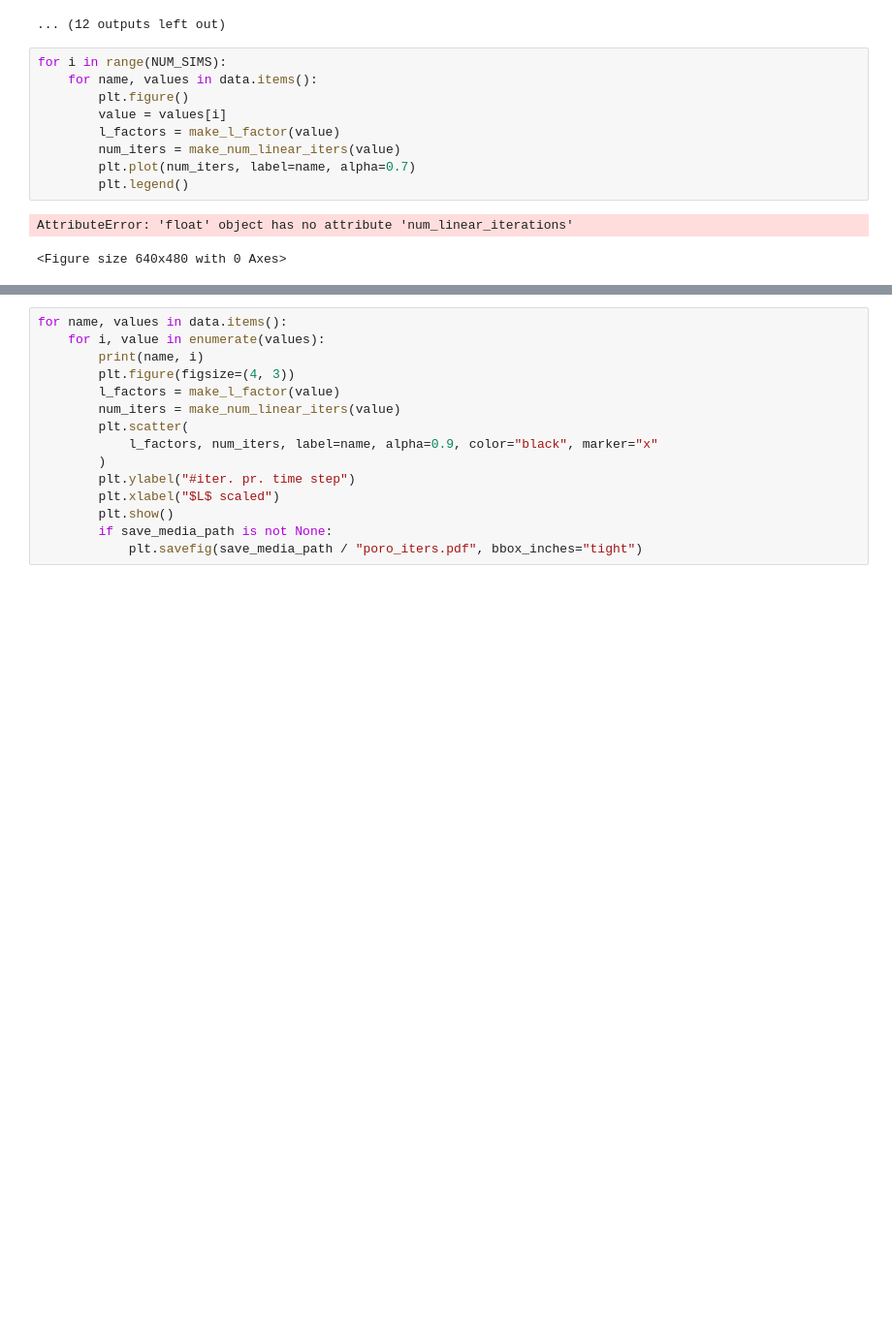
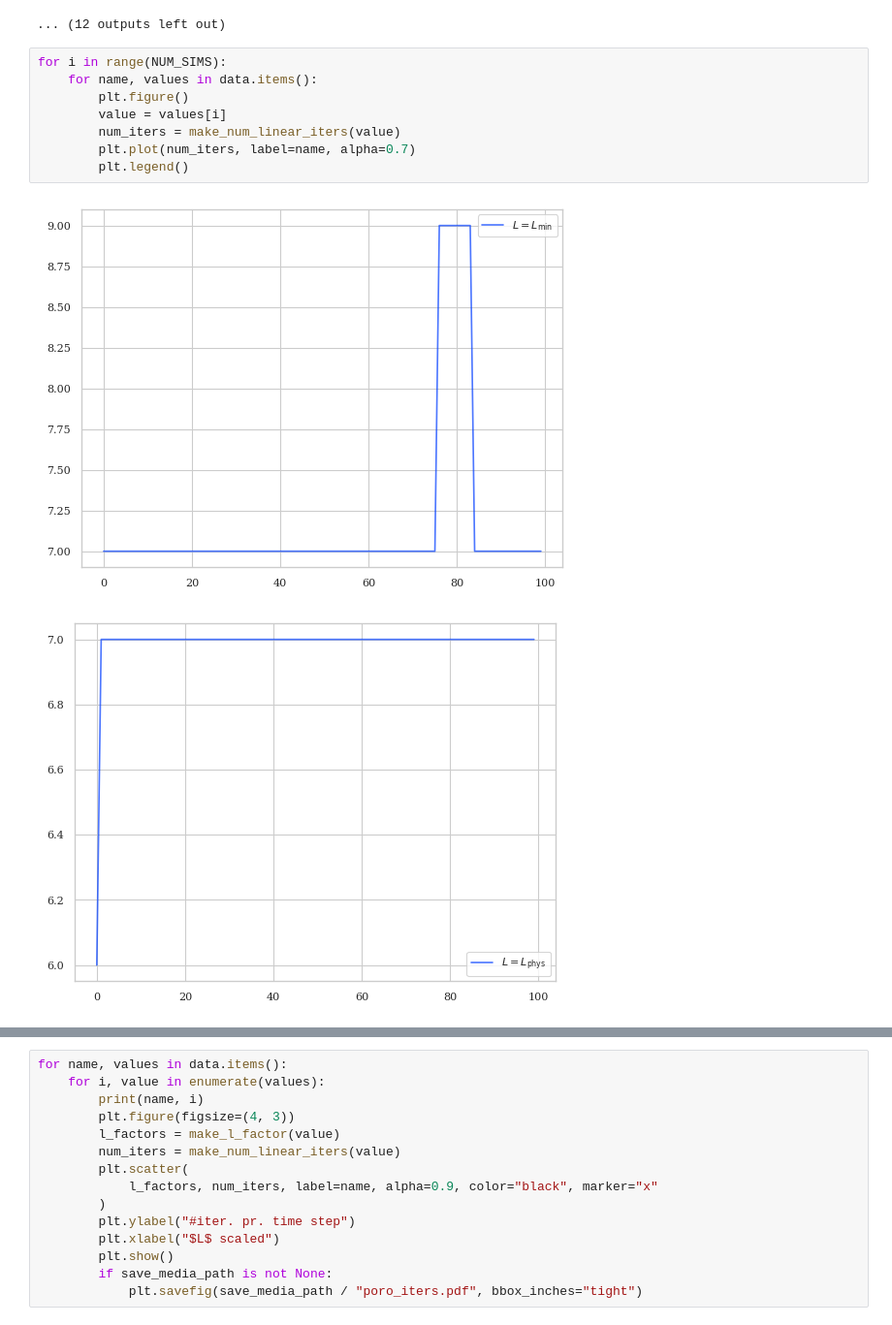
Before and after one commit to Yuriyzabegaev/solver_selector, a Jupyter notebook: examples/1/results_poro.ipynb, the cells around one changed output, grey strips where cells are left out. Shown: that part at 97% size. Cells and saved outputs as stored; diff of their text form; blank space fills up the shorter version.

```diff
--- a/examples/1/results_poro.ipynb
+++ b/examples/1/results_poro.ipynb
@@ -103,12 +103,11 @@ $L = L_{\mathrm{phys}}$ 2
 # %%
 for i in range(NUM_SIMS):
     for name, values in data.items():
         plt.figure()
         value = values[i]
-        l_factors = make_l_factor(value)
         num_iters = make_num_linear_iters(value)
         plt.plot(num_iters, label=name, alpha=0.7)
         plt.legend()
 # %% [output]
-AttributeError: 'float' object has no attribute 'num_linear_iterations'
-<Figure size 640x480 with 0 Axes>
+[figure, added]
+[figure, added]
```
Also changed, not shown: parts of 3 cells of this notebook, 4 other files.
